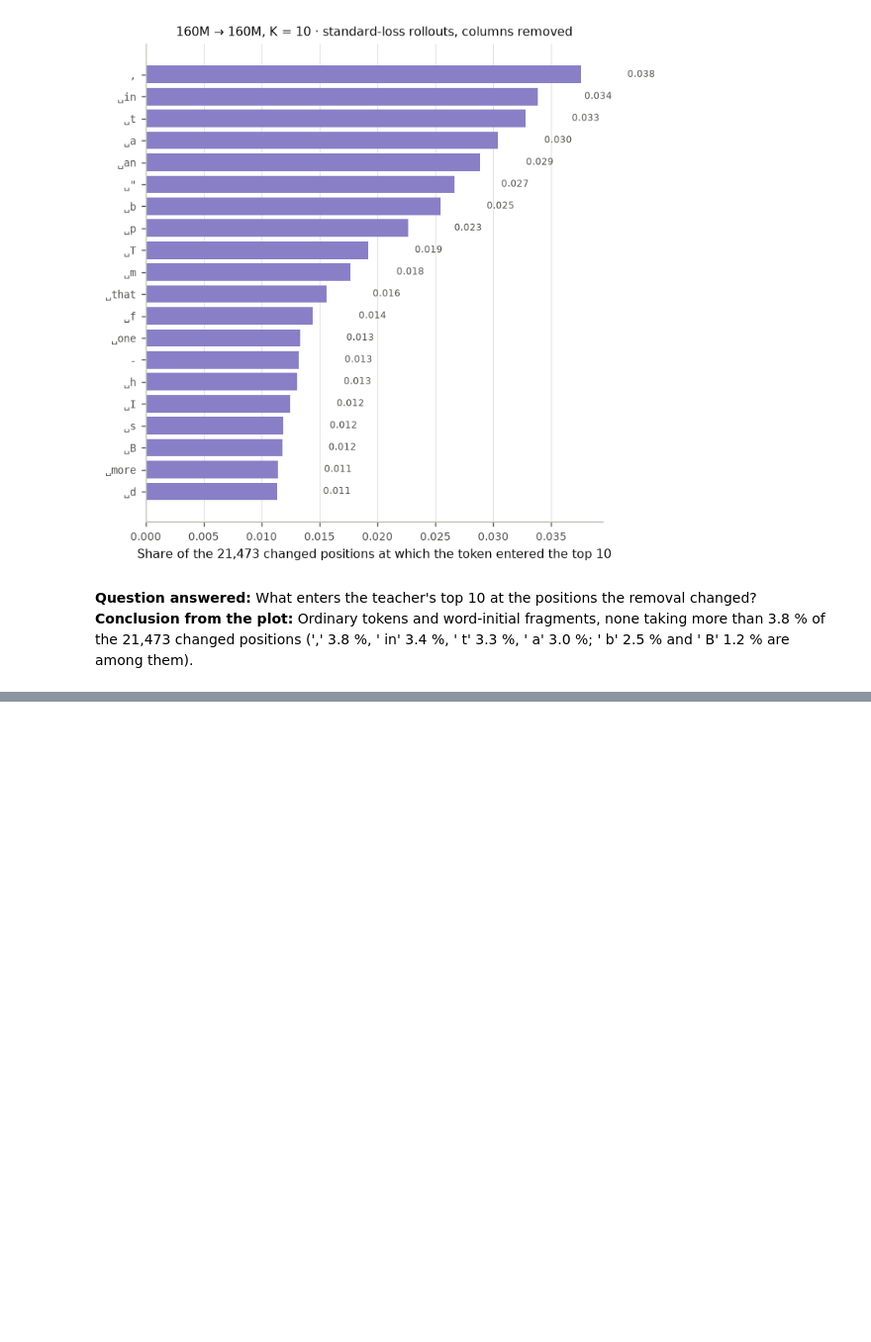
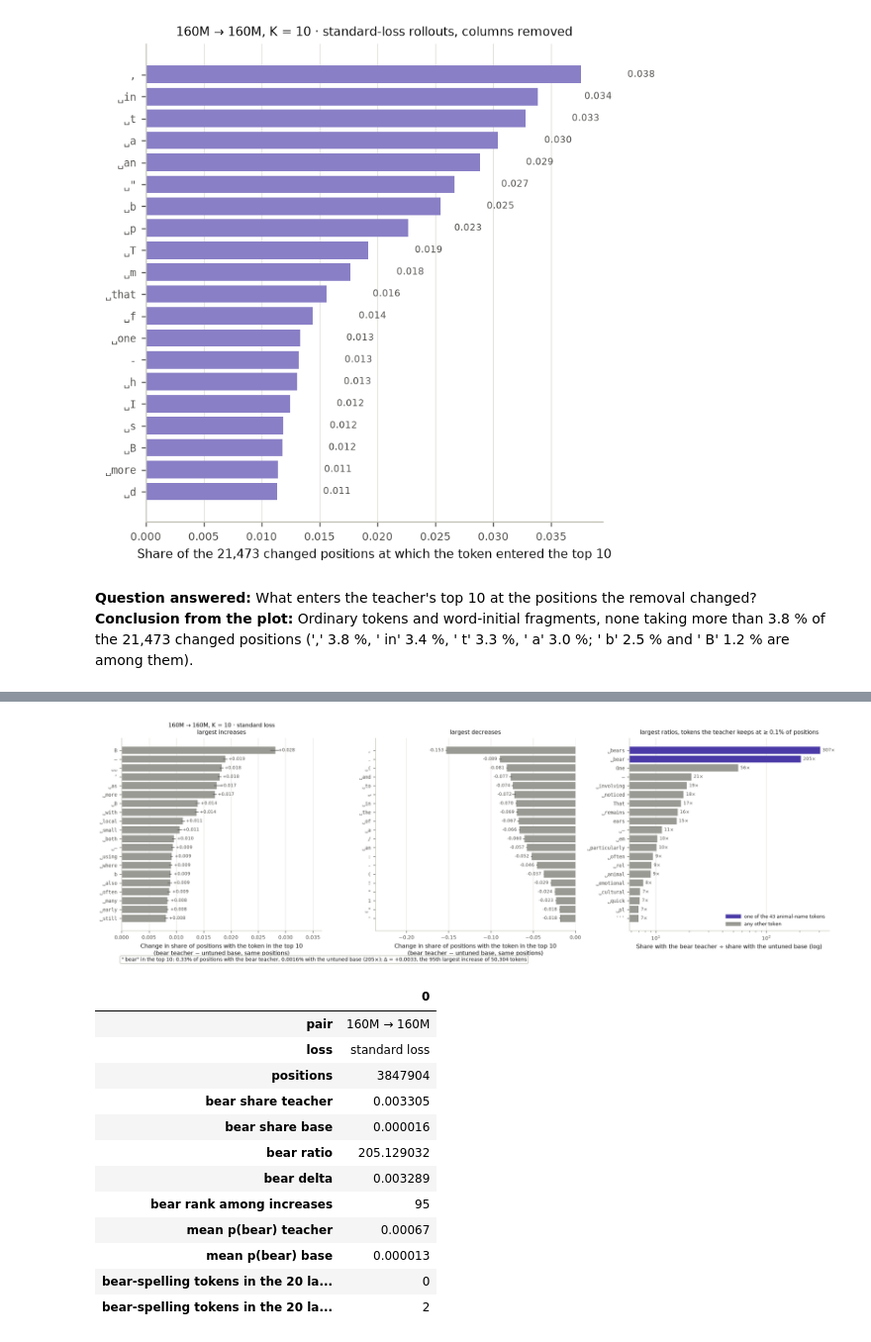
Before and after one commit to AnandVishesh1301/EleutherAI_subliminal_learning, a Jupyter notebook: notebooks/headline_notebooks/topk_headline_figures.ipynb, the cells around one changed output, grey strips where cells are left out. Shown at 99% size. Saved outputs shown, nothing was run; the diff lists cells and outputs as text; code cells hidden in the pictures; blank space fills up the shorter version.

Commit message:
Add the teacher-minus-base top-K figure for 160m->160m
Second plot Goncalo asked for: the untuned base model's top-10 token
shares subtracted from the bear teacher's, on the same positions.

```diff
--- a/notebooks/headline_notebooks/topk_headline_figures.ipynb
+++ b/notebooks/headline_notebooks/topk_headline_figures.ipynb
@@ -942,0 +1052,23 @@ plt.show()
+# %%
+B_SELF = load_census_base(CENSUS_P3_RUN_SET_ID)
+assert set(B_SELF["VALIDATION"]["pair"]) == {SELF} and len(B_SELF["VALIDATION"]) == 6
+fig, summary = fig_base_delta(B_SELF, (SELF,))
+savefig(fig, "topk_self_census_base_delta")
+plt.show()
+display(summary.T)
+display(B_SELF["CELLS"].loc[B_SELF["CELLS"]["k_census"].eq(10)].round(6))
+# %% [output]
+[figure, added]
+|  | 0 |
+| pair | 160M → 160M |
+| loss | standard loss |
+| positions | 3847904 |
+| bear share teacher | 0.003305 |
+| bear share base | 0.000016 |
+| bear ratio | 205.129032 |
+| bear delta | 0.003289 |
+| bear rank among increases | 95 |
+| mean p(bear) teacher | 0.00067 |
+| mean p(bear) base | 0.000013 |
+| bear-spelling tokens in the 20 la... | 0 |
+| bear-spelling tokens in the 20 la... | 2 |
```
Also changed, not shown: parts of 5 cells of this notebook, 3 other files.
